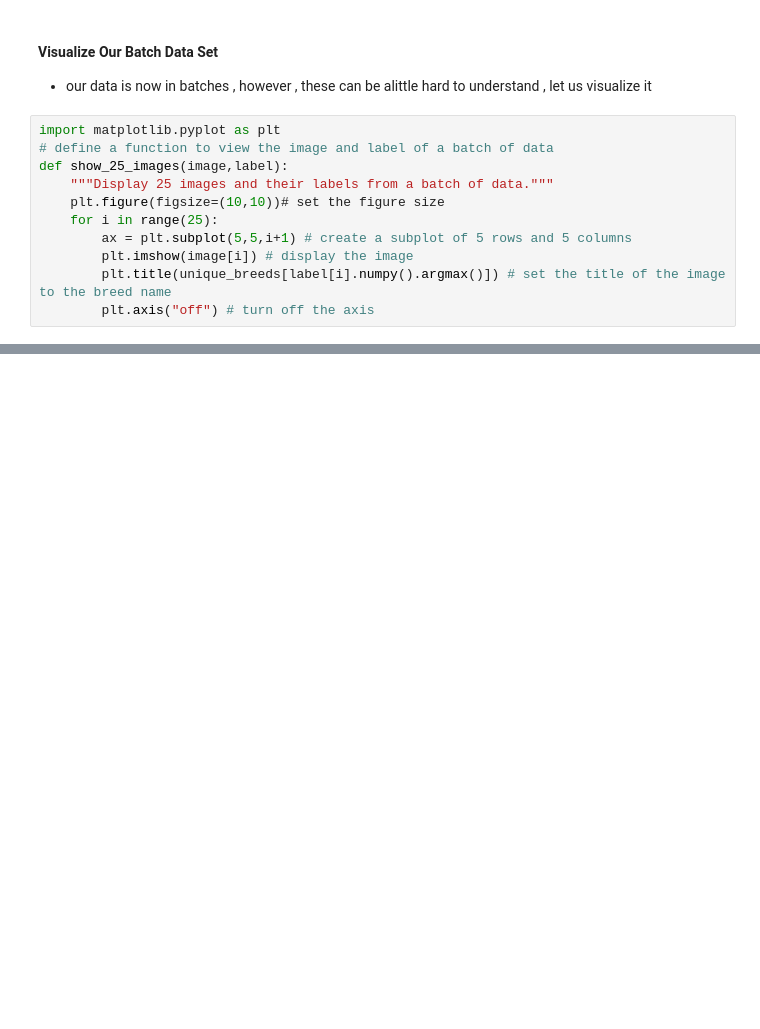
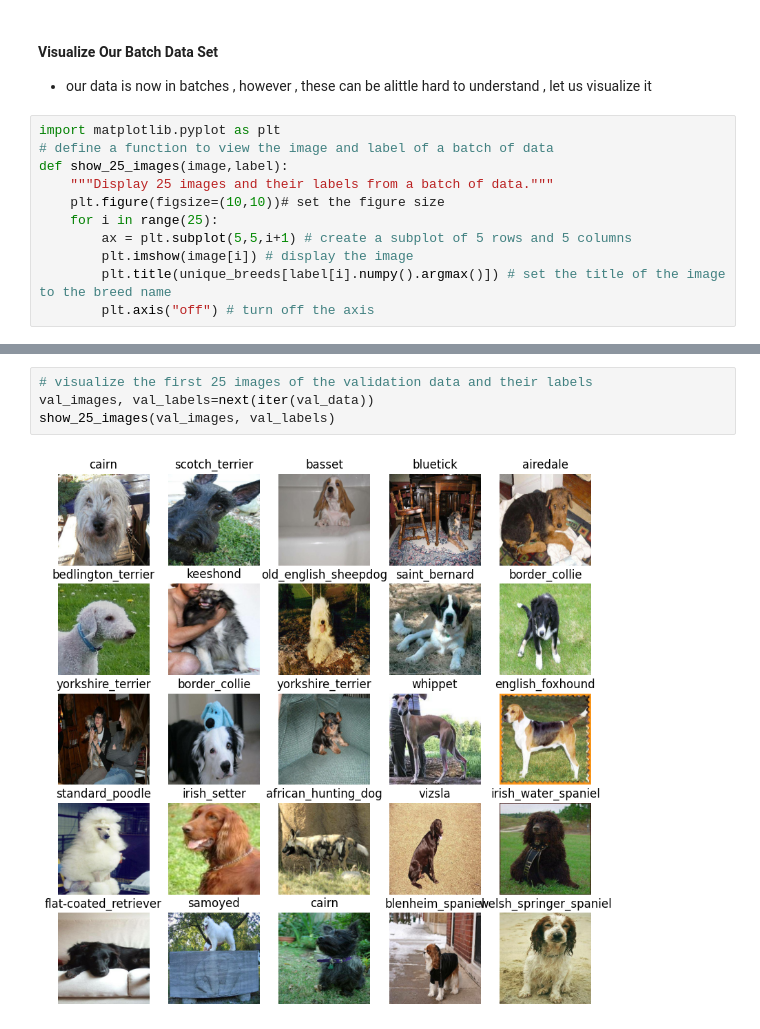
Before and after one commit to Kidist-c/MultiClassDogBreedClassification, a Jupyter notebook: notebook/dog_vision.ipynb, the cells around one changed output, grey strips where cells are left out. Saved outputs shown, nothing was run; the diff lists cells and outputs as text; blank space fills up the shorter version.

Commit message:
visualize the validation Data

```diff
--- a/notebook/dog_vision.ipynb
+++ b/notebook/dog_vision.ipynb
@@ -338,0 +339,6 @@ show_25_images(train_images, train_labels)
+# %%
+# visualize the first 25 images of the validation data and their labels
+val_images, val_labels=next(iter(val_data))
+show_25_images(val_images, val_labels)
+# %% [output]
+[figure, added]
```
Also changed, not shown: parts of 2 cells of this notebook.
